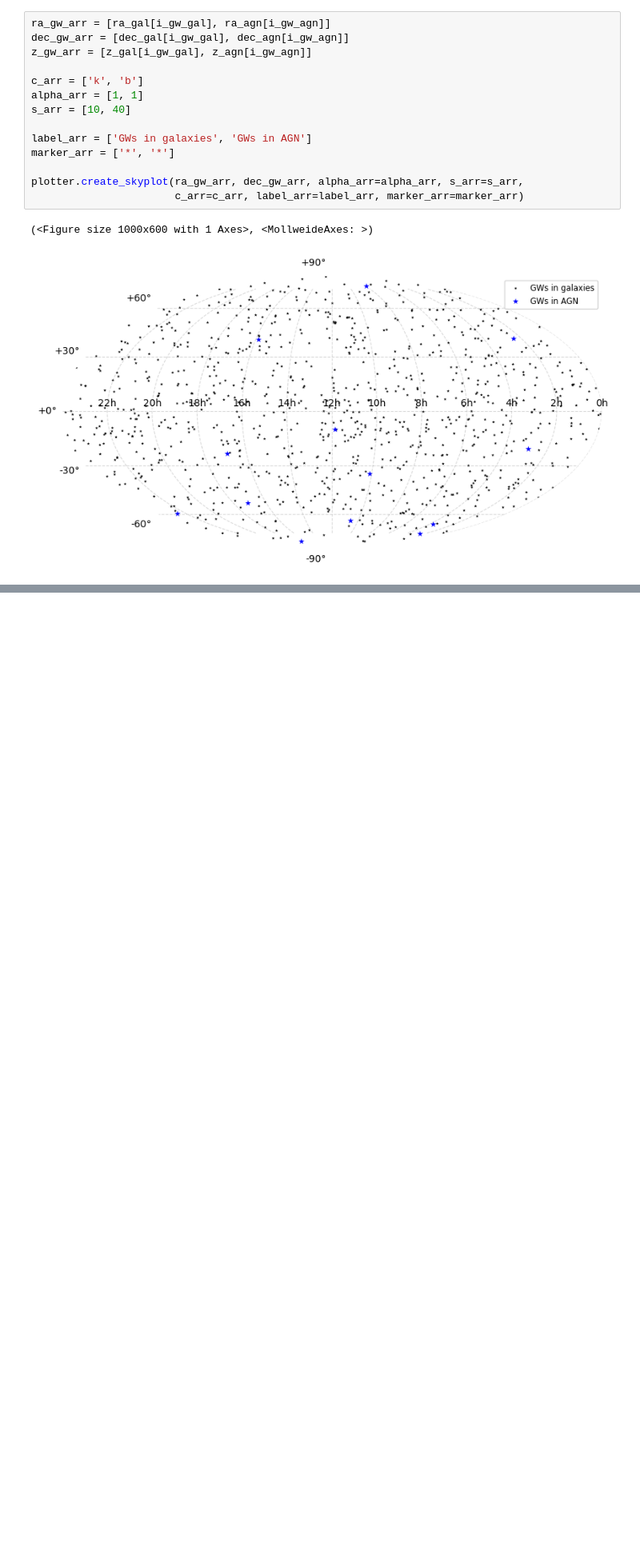
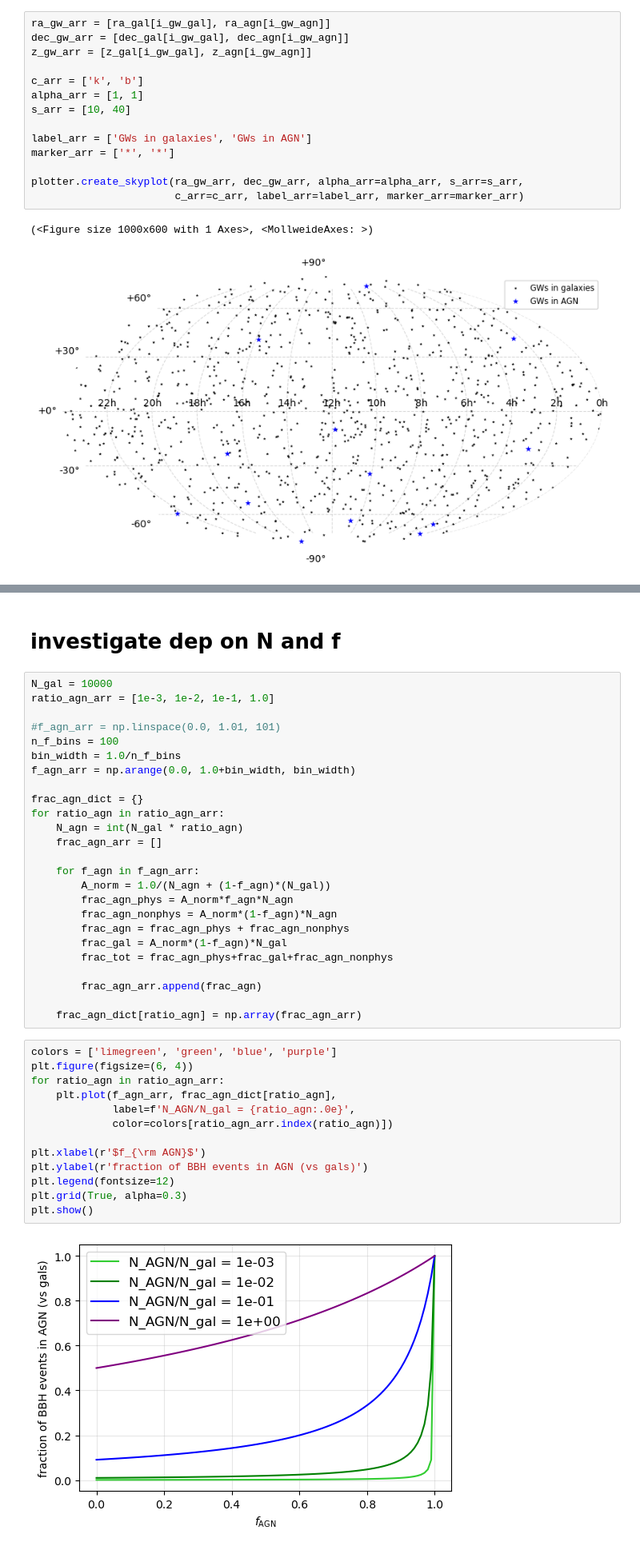
Before and after one commit to kstoreyf/gws-agn, a Jupyter notebook: notebooks/2025-05-30_mocks_glass.ipynb, the cells around one changed output, grey strips where cells are left out. Shown at 80% size. Saved outputs shown, nothing was run; the diff lists cells and outputs as text; blank space fills up the shorter version.

Commit message:
clean up glass mock making; plot frac_agn as func of f_agn

```diff
--- a/notebooks/2025-05-30_mocks_glass.ipynb
+++ b/notebooks/2025-05-30_mocks_glass.ipynb
@@ -364,2 +354,44 @@ fn_mock = f'../data/mocks_lognormal/mock_glass_seed{seed}.hdf5'
 if save==True:
     save_mock(fn_mock, ra_gal, dec_gal, z_gal, ra_agn, dec_agn, z_agn)
+# %% [markdown]
+# investigate dep on N and f
+# %%
+N_gal = 10000
+ratio_agn_arr = [1e-3, 1e-2, 1e-1, 1.0]
+
+#f_agn_arr = np.linspace(0.0, 1.01, 101)
+n_f_bins = 100
+bin_width = 1.0/n_f_bins
+f_agn_arr = np.arange(0.0, 1.0+bin_width, bin_width)
+
+frac_agn_dict = {}
+for ratio_agn in ratio_agn_arr:
+    N_agn = int(N_gal * ratio_agn)
+    frac_agn_arr = []
+
+    for f_agn in f_agn_arr:
+        A_norm = 1.0/(N_agn + (1-f_agn)*(N_gal))
+        frac_agn_phys = A_norm*f_agn*N_agn
+        frac_agn_nonphys = A_norm*(1-f_agn)*N_agn
+        frac_agn = frac_agn_phys + frac_agn_nonphys
+        frac_gal = A_norm*(1-f_agn)*N_gal
+        frac_tot = frac_agn_phys+frac_gal+frac_agn_nonphys
+
+        frac_agn_arr.append(frac_agn)
+
+    frac_agn_dict[ratio_agn] = np.array(frac_agn_arr)
+# %%
+colors = ['limegreen', 'green', 'blue', 'purple']
+plt.figure(figsize=(6, 4))
+for ratio_agn in ratio_agn_arr:
+    plt.plot(f_agn_arr, frac_agn_dict[ratio_agn],
+             label=f'N_AGN/N_gal = {ratio_agn:.0e}',
+             color=colors[ratio_agn_arr.index(ratio_agn)])
+
+plt.xlabel(r'$f_{\rm AGN}$')
+plt.ylabel(r'fraction of BBH events in AGN (vs gals)')
+plt.legend(fontsize=12)
+plt.grid(True, alpha=0.3)
+plt.show()
+# %% [output]
+[figure, added]
```
Also changed, not shown: parts of 6 cells of this notebook, 1 other file.
